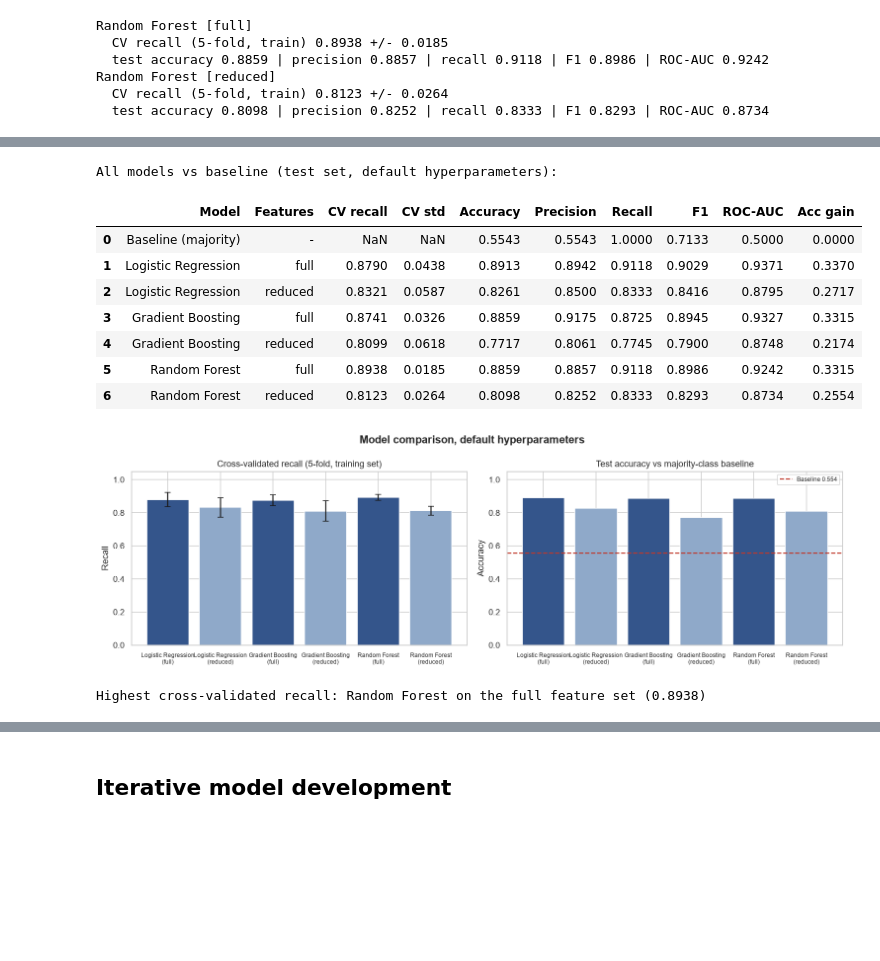
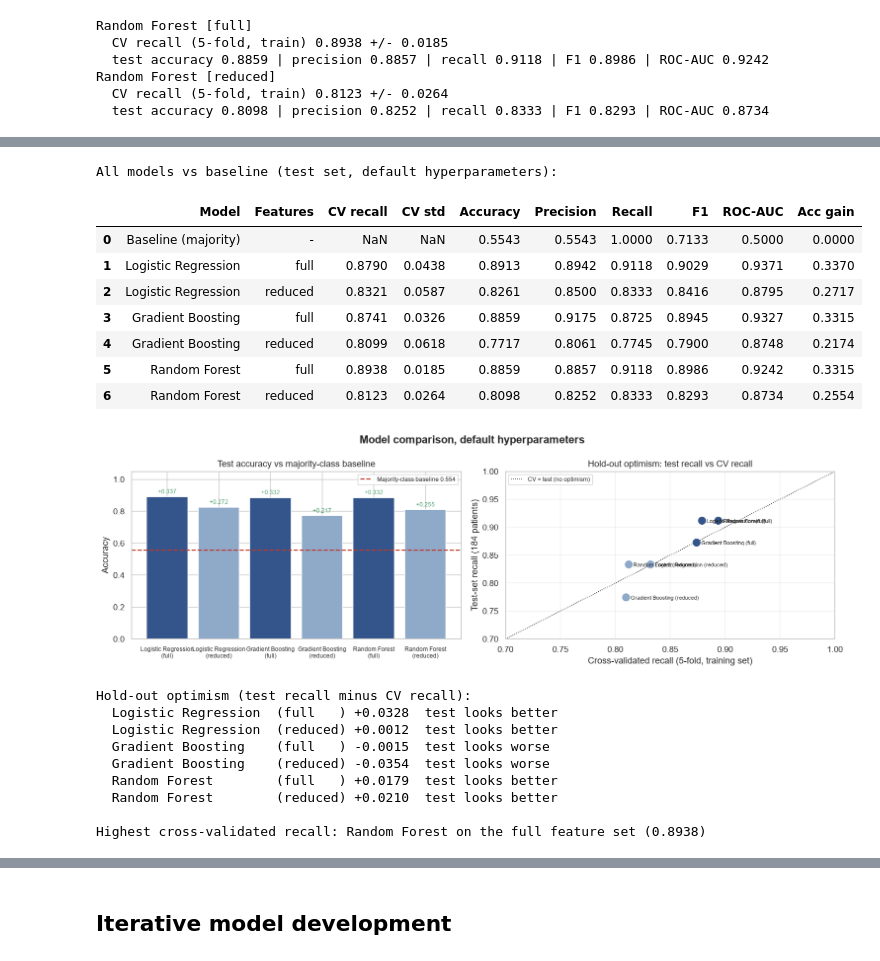
Before and after one commit to AkshayPrakash13892/HeartSaver, a Jupyter notebook: HeartSaver.ipynb, the cells around one changed output, grey strips where cells are left out. Drawn from its saved outputs; the diff is of its cells as text; code cells hidden in the pictures; blank space fills up the shorter version.

```diff
--- a/HeartSaver.ipynb
+++ b/HeartSaver.ipynb
@@ -1189,7 +1210,10 @@ Random Forest [reduced]
 ## Collect every model into one table, with the baseline as the first row so that
 ## no score can be read without seeing what it has to beat.
 
-comparison = pd.DataFrame(results)
+## drop_duplicates guards against duplicate rows if a model cell is re-run
+## without re-running 4.1, which resets the results list
+comparison = pd.DataFrame(results).drop_duplicates(
+    subset=["Model", "Features"], keep="last").reset_index(drop=True)
 
 baseline_row = pd.DataFrame([{
     "Model": "Baseline (majority)", "Features": "-",
@@ -1205,49 +1229,83 @@ comparison = pd.concat([baseline_row, comparison], ignore_index=True)
 comparison["Acc gain"] = comparison["Accuracy"] - BASELINE_ACCURACY
 
 print("All models vs baseline (test set, default hyperparameters):")
 display(comparison.round(4))
 
-## Visual comparison: CV recall drives model choice, accuracy shows the baseline gap
-fig, axes = plt.subplots(1, 2, figsize=(14, 4.5))
-
 models = comparison[comparison["Model"] != "Baseline (majority)"]
 labels = models["Model"] + "\n(" + models["Features"] + ")"
 colours = ["#34558B" if f == "full" else "#8FA9C9" for f in models["Features"]]
 
-axes[0].bar(labels, models["CV recall"], color=colours,
-            yerr=models["CV std"], capsize=4)
-axes[0].set_title("Cross-validated recall (5-fold, training set)")
-axes[0].set_ylabel("Recall")
+fig, axes = plt.subplots(1, 2, figsize=(14, 4.5))
+
+## --- Panel 1: the rubric's baseline comparison, in one chart ---
+## Everything is measured against the majority-class line; the bar height above it
+## is the only part attributable to the modelling.
+axes[0].bar(labels, models["Accuracy"], color=colours)
+axes[0].axhline(BASELINE_ACCURACY, color="#C0392B", linestyle="--",
+                label=f"Majority-class baseline {BASELINE_ACCURACY:.3f}")
+axes[0].set_title("Test accuracy vs majority-class baseline")
+axes[0].set_ylabel("Accuracy")
 axes[0].set_ylim(0, 1.05)
 axes[0].tick_params(axis="x", labelsize=8)
+axes[0].legend(fontsize=8)
+for i, (acc, gain) in enumerate(zip(models["Accuracy"], models["Acc gain"])):
+    axes[0].annotate(f"+{gain:.3f}", (i, acc + 0.02), ha="center", fontsize=8,
+                     color="#4C9F70")
 
-axes[1].bar(labels, models["Accuracy"], color=colours)
-axes[1].axhline(BASELINE_ACCURACY, color="#C0392B", linestyle="--",
-                label=f"Baseline {BASELINE_ACCURACY:.3f}")
-axes[1].set_title("Test accuracy vs majority-class baseline")
-axes[1].set_ylabel("Accuracy")
-axes[1].set_ylim(0, 1.05)
-axes[1].tick_params(axis="x", labelsize=8)
+## --- Panel 2: is the hold-out score optimistic? ---
+## Cross-validated recall averages 5 training folds; test recall is a single split of
+## 184 patients. A model sitting well above the diagonal scored better on the hold-out
+## than it did under cross-validation, which means its test figure owes something to a
+## favourable split rather than to the model. This is the check that justifies relying
+## on CV for selection, and it is not shown anywhere else in the notebook.
+axes[1].scatter(models["CV recall"], models["Recall"], s=90,
+                c=colours, zorder=3)
+lims = [0.70, 1.0]
+axes[1].plot(lims, lims, "k:", linewidth=1, label="CV = test (no optimism)")
+for _, r in models.iterrows():
+    axes[1].annotate(f"{r['Model']} ({r['Features']})",
+                     (r["CV recall"], r["Recall"]), fontsize=7,
+                     xytext=(6, -3), textcoords="offset points")
+axes[1].set_xlim(*lims)
+axes[1].set_ylim(*lims)
+axes[1].set_xlabel("Cross-validated recall (5-fold, training set)")
+axes[1].set_ylabel("Test-set recall (184 patients)")
+axes[1].set_title("Hold-out optimism: test recall vs CV recall")
+axes[1].grid(alpha=0.3)
 axes[1].legend(fontsize=8)
 
 fig.suptitle("Model comparison, default hyperparameters", fontweight="bold")
 plt.tight_layout()
 plt.show()
 
+## Quantify the optimism gap rather than leaving it to the eye
+print("Hold-out optimism (test recall minus CV recall):")
+for _, r in models.iterrows():
+    gap = r["Recall"] - r["CV recall"]
+    flag = "test looks better" if gap > 0 else "test looks worse"
+    print(f"  {r['Model']:20} ({r['Features']:7}) {gap:+.4f}  {flag}")
+
 ## Best model by the metric section 1 argued for
-best = comparison[comparison["Model"] != "Baseline (majority)"].sort_values(
-    "CV recall", ascending=False).iloc[0]
-print(f"Highest cross-validated recall: {best['Model']} on the {best['Features']} "
+best = models.sort_values("CV recall", ascending=False).iloc[0]
+print(f"\nHighest cross-validated recall: {best['Model']} on the {best['Features']} "
       f"feature set ({best['CV recall']:.4f})")
 # %% [output]
 All models vs baseline (test set, default hyperparameters):
 |  | Model | Features | CV recall | CV std | Accuracy | Precision | Recall | F1 | ROC-AUC | Acc gain |
 | 0 | Baseline (majority) | - | NaN | NaN | 0.5543 | 0.5543 | 1.0000 | 0.7133 | 0.5000 | 0.0000 |
 | 1 | Logistic Regression | full | 0.8790 | 0.0438 | 0.8913 | 0.8942 | 0.9118 | 0.9029 | 0.9371 | 0.3370 |
 | 2 | Logistic Regression | reduced | 0.8321 | 0.0587 | 0.8261 | 0.8500 | 0.8333 | 0.8416 | 0.8795 | 0.2717 |
 | 3 | Gradient Boosting | full | 0.8741 | 0.0326 | 0.8859 | 0.9175 | 0.8725 | 0.8945 | 0.9327 | 0.3315 |
 | 4 | Gradient Boosting | reduced | 0.8099 | 0.0618 | 0.7717 | 0.8061 | 0.7745 | 0.7900 | 0.8748 | 0.2174 |
 | 5 | Random Forest | full | 0.8938 | 0.0185 | 0.8859 | 0.8857 | 0.9118 | 0.8986 | 0.9242 | 0.3315 |
 | 6 | Random Forest | reduced | 0.8123 | 0.0264 | 0.8098 | 0.8252 | 0.8333 | 0.8293 | 0.8734 | 0.2554 |
-[figure, old version]
+[figure, new version]
+Hold-out optimism (test recall minus CV recall):
+  Logistic Regression  (full   ) +0.0328  test looks better
+  Logistic Regression  (reduced) +0.0012  test looks better
+  Gradient Boosting    (full   ) -0.0015  test looks worse
+  Gradient Boosting    (reduced) -0.0354  test looks worse
+  Random Forest        (full   ) +0.0179  test looks better
+  Random Forest        (reduced) +0.0210  test looks better
+
 Highest cross-validated recall: Random Forest on the full feature set (0.8938)
```
Also changed, not shown: parts of 38 cells of this notebook.
